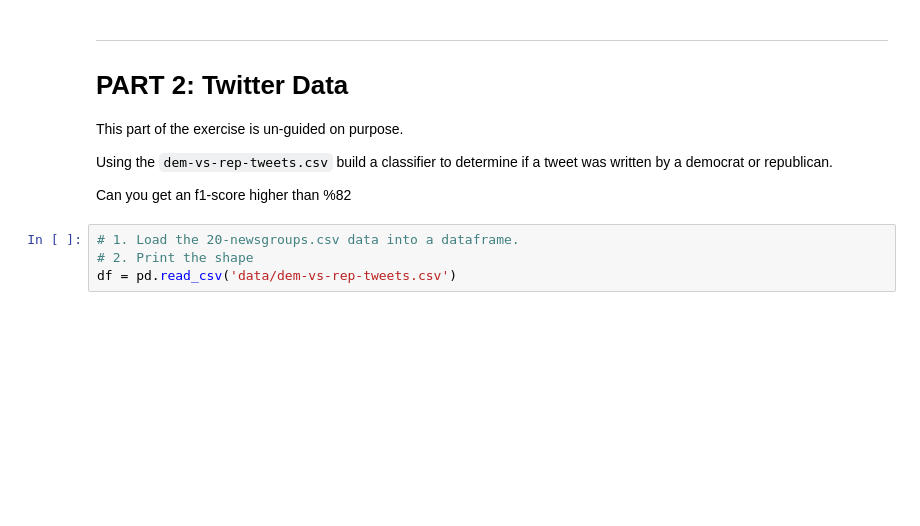
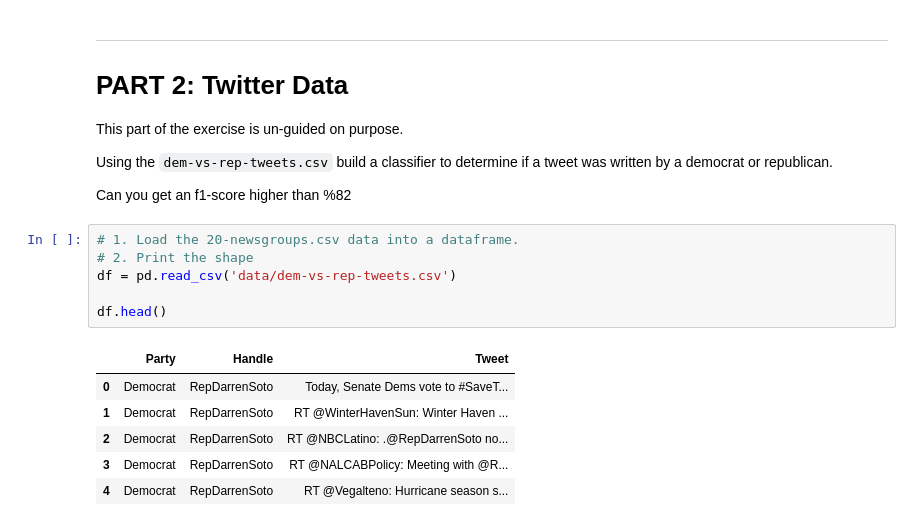
Before and after one commit to NeneWang/2022-fall-data-science, a Jupyter notebook: Week-07-NLP/Exercise-NLP.ipynb, the cells around one changed output. Saved outputs shown, nothing was run; the diff lists cells and outputs as text; blank space fills up the shorter version.

```diff
--- a/Week-07-NLP/Exercise-NLP.ipynb
+++ b/Week-07-NLP/Exercise-NLP.ipynb
@@ -446,4 +494,13 @@ Can you get an f1-score higher than %82
 # %%
 # 1. Load the 20-newsgroups.csv data into a dataframe.
 # 2. Print the shape
 df = pd.read_csv('data/dem-vs-rep-tweets.csv')
+
+df.head()
+# %% [output]
+|  | Party | Handle | Tweet |
+| 0 | Democrat | RepDarrenSoto | Today, Senate Dems vote to #SaveT... |
+| 1 | Democrat | RepDarrenSoto | RT @WinterHavenSun: Winter Haven ... |
+| 2 | Democrat | RepDarrenSoto | RT @NBCLatino: .@RepDarrenSoto no... |
+| 3 | Democrat | RepDarrenSoto | RT @NALCABPolicy: Meeting with @R... |
+| 4 | Democrat | RepDarrenSoto | RT @Vegalteno: Hurricane season s... |
```
Also changed, not shown: parts of 6 cells of this notebook.
